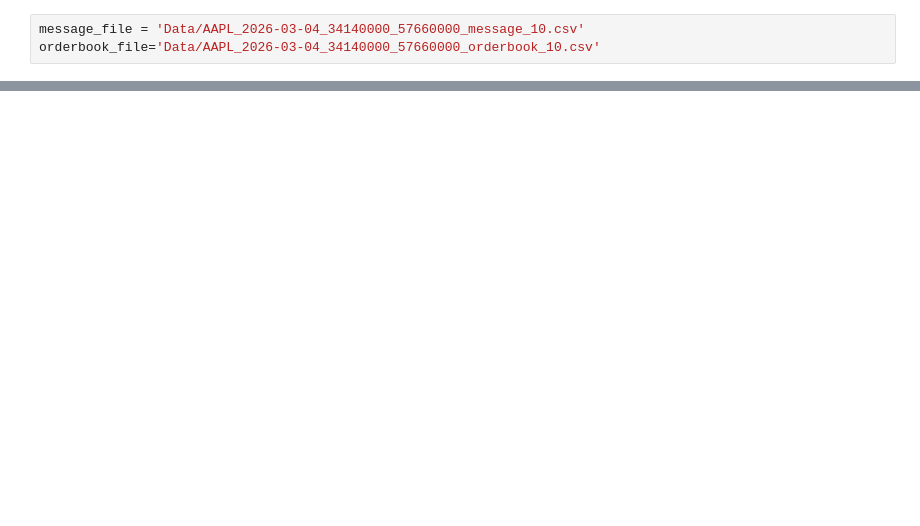
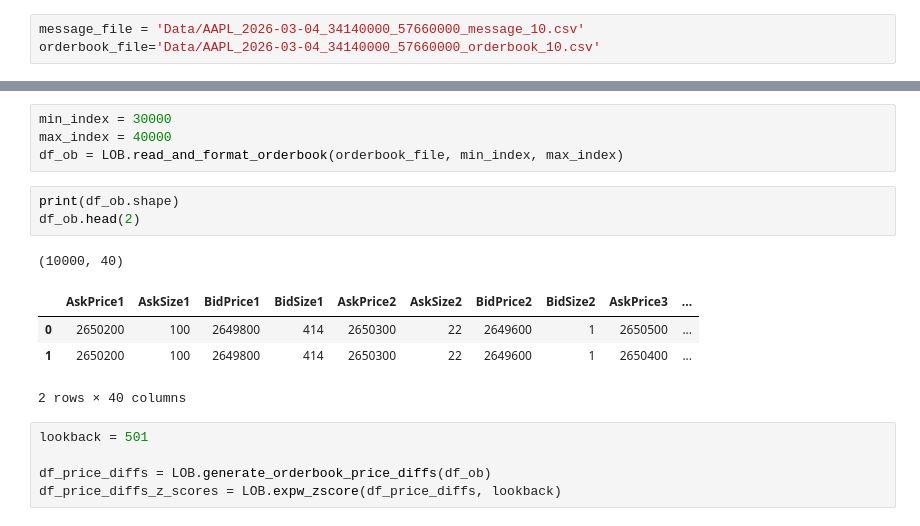
Before and after one commit to RobertGBoyce/PP_LOB, a Jupyter notebook: Representation_one.ipynb, the cells around one changed output, grey strips where cells are left out. Cells and saved outputs as stored; diff of their text form; blank space fills up the shorter version.

```diff
--- a/Representation_one.ipynb
+++ b/Representation_one.ipynb
@@ -49,0 +141,18 @@ Index(['AP2_minus_AP1_z', 'AP3_minus_AP1_z', 'AP4_minus_AP1_z',
+# %%
+min_index = 30000
+max_index = 40000
+df_ob = LOB.read_and_format_orderbook(orderbook_file, min_index, max_index)
+# %%
+print(df_ob.shape)
+df_ob.head(2)
+# %% [output]
+(10000, 40)
+|  | AskPrice1 | AskSize1 | BidPrice1 | BidSize1 | AskPrice2 | AskSize2 | BidPrice2 | BidSize2 | AskPrice3 | ... |
+| 0 | 2650200 | 100 | 2649800 | 414 | 2650300 | 22 | 2649600 | 1 | 2650500 | ... |
+| 1 | 2650200 | 100 | 2649800 | 414 | 2650300 | 22 | 2649600 | 1 | 2650400 | ... |
+2 rows × 40 columns
+# %%
+lookback = 501
+
+df_price_diffs = LOB.generate_orderbook_price_diffs(df_ob)
+df_price_diffs_z_scores = LOB.expw_zscore(df_price_diffs, lookback)
```
Also changed, not shown: parts of 14 cells of this notebook.
